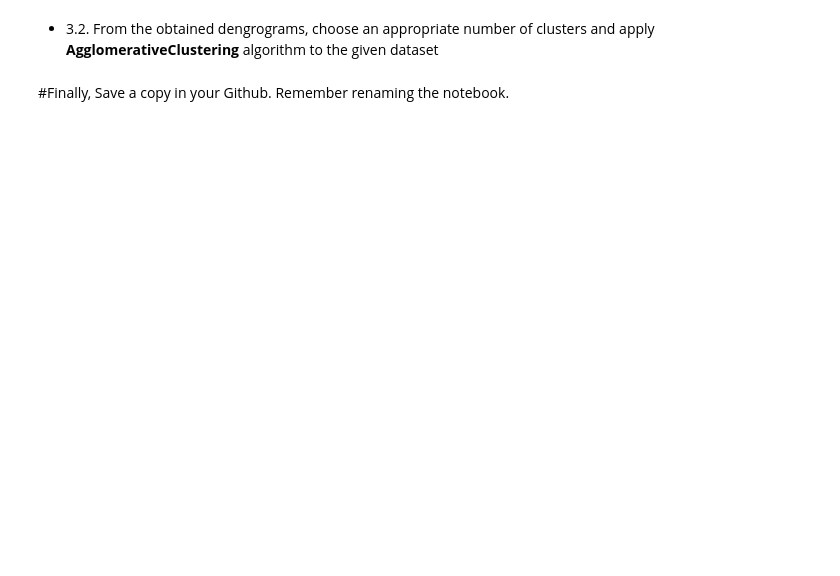
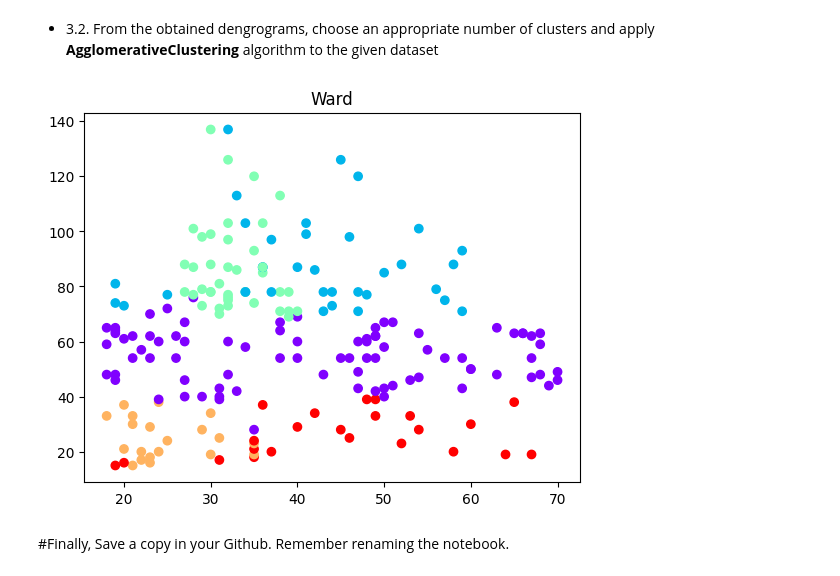
Before and after one commit to PhamTienLoc/Lab_ML, a Jupyter notebook: Lab_10_21130429_PhamTienLoc.ipynb, the cells around one changed output. Drawn from its saved outputs; the diff is of its cells as text; code cells hidden in the pictures; blank space fills up the shorter version.

```diff
--- a/Lab_10_21130429_PhamTienLoc.ipynb
+++ b/Lab_10_21130429_PhamTienLoc.ipynb
@@ -221,3 +237,14 @@ dend = shc.dendrogram(shc.linkage(new_shopping_data.iloc[:, 0:len(new_shopping_d
+# %%
+#code
+cluster = AgglomerativeClustering(n_clusters=5, metric='euclidean', linkage='ward')
+cluster.fit_predict(new_shopping_data)
+cluster.labels_
+
+plt.scatter(new_shopping_data.iloc[:, 0].values, new_shopping_data.iloc[:, 1].values, c=cluster.labels_, cmap="rainbow")
+plt.title("Ward")
+plt.show()
+# %% [output]
+[figure, added]
 # %% [markdown]
 #Finally,
 Save a copy in your Github. Remember renaming the notebook.
```
Also changed, not shown: parts of 9 cells of this notebook.
